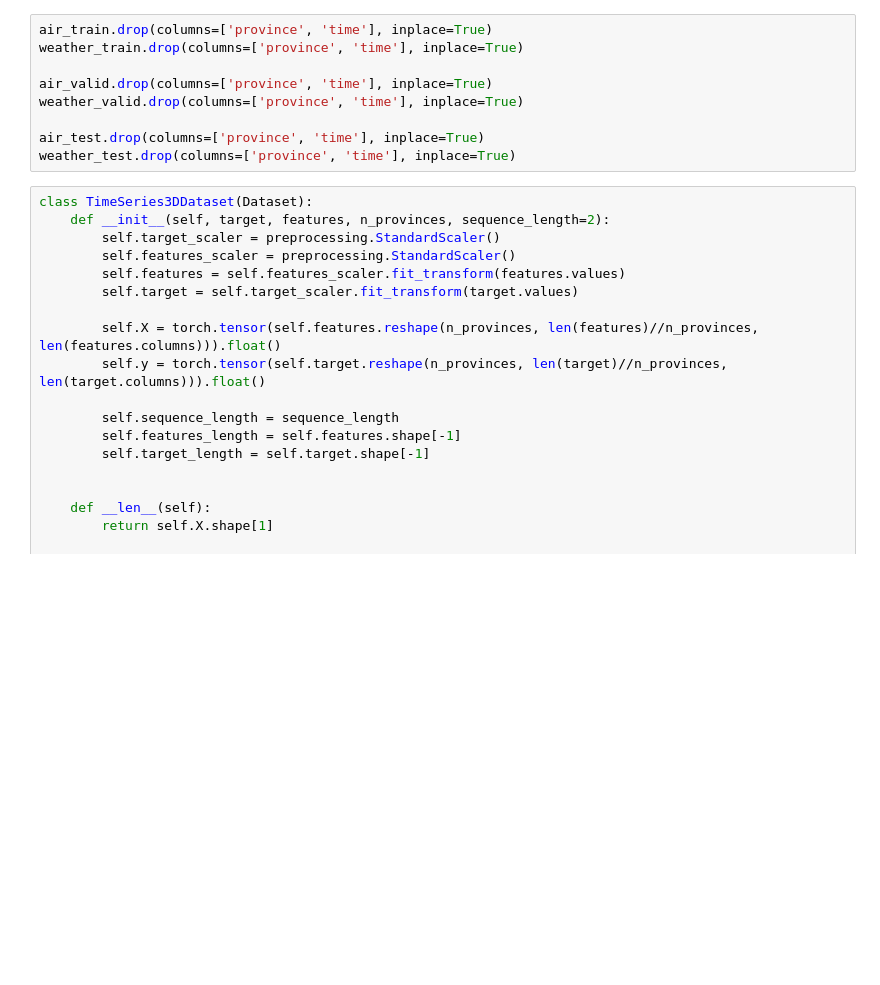
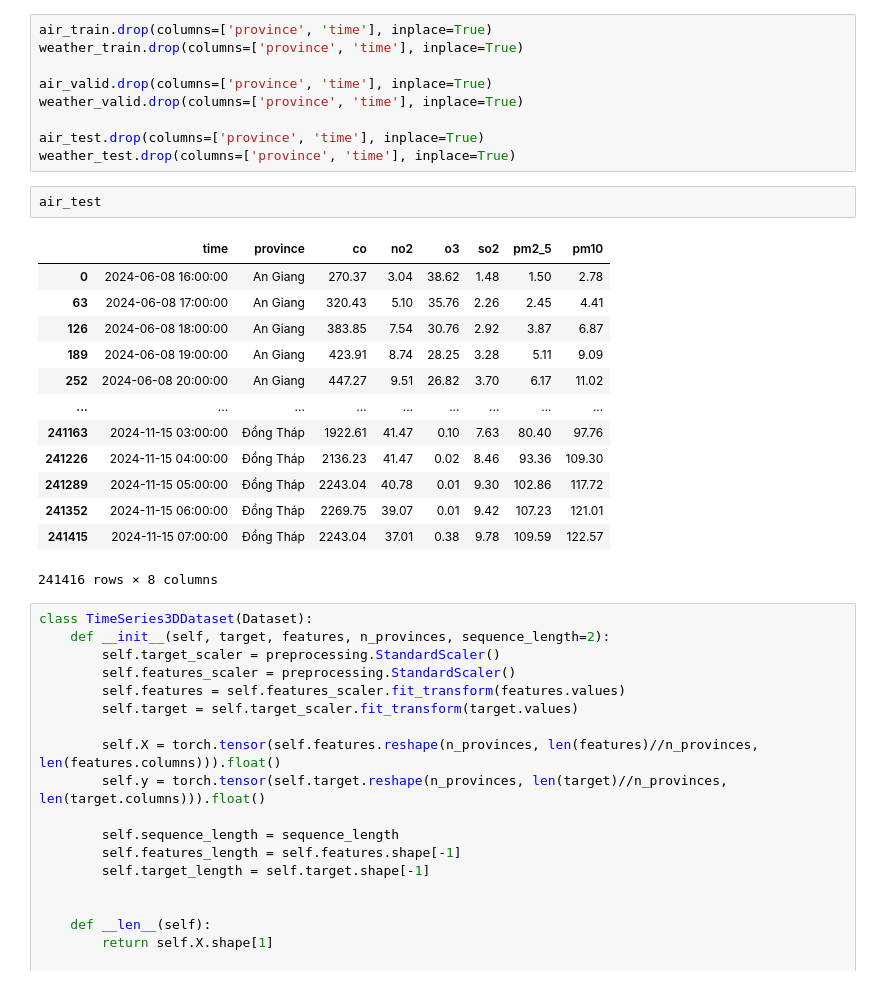
Before and after one commit to lucasnguyen2k4/ds_project, a Jupyter notebook: conv_lstm.ipynb, the cells around one changed output. Cells and saved outputs as stored; diff of their text form; blank space fills up the shorter version.

```diff
--- a/conv_lstm.ipynb
+++ b/conv_lstm.ipynb
@@ -241,6 +242,22 @@ weather_valid.drop(columns=['province', 'time'], inplace=True)
 
 air_test.drop(columns=['province', 'time'], inplace=True)
 weather_test.drop(columns=['province', 'time'], inplace=True)
+# %%
+air_test
+# %% [output]
+|  | time | province | co | no2 | o3 | so2 | pm2_5 | pm10 |
+| 0 | 2024-06-08 16:00:00 | An Giang | 270.37 | 3.04 | 38.62 | 1.48 | 1.50 | 2.78 |
+| 63 | 2024-06-08 17:00:00 | An Giang | 320.43 | 5.10 | 35.76 | 2.26 | 2.45 | 4.41 |
+| 126 | 2024-06-08 18:00:00 | An Giang | 383.85 | 7.54 | 30.76 | 2.92 | 3.87 | 6.87 |
+| 189 | 2024-06-08 19:00:00 | An Giang | 423.91 | 8.74 | 28.25 | 3.28 | 5.11 | 9.09 |
+| 252 | 2024-06-08 20:00:00 | An Giang | 447.27 | 9.51 | 26.82 | 3.70 | 6.17 | 11.02 |
+| ... | ... | ... | ... | ... | ... | ... | ... | ... |
+| 241163 | 2024-11-15 03:00:00 | Đồng Tháp | 1922.61 | 41.47 | 0.10 | 7.63 | 80.40 | 97.76 |
+| 241226 | 2024-11-15 04:00:00 | Đồng Tháp | 2136.23 | 41.47 | 0.02 | 8.46 | 93.36 | 109.30 |
+| 241289 | 2024-11-15 05:00:00 | Đồng Tháp | 2243.04 | 40.78 | 0.01 | 9.30 | 102.86 | 117.72 |
+| 241352 | 2024-11-15 06:00:00 | Đồng Tháp | 2269.75 | 39.07 | 0.01 | 9.42 | 107.23 | 121.01 |
+| 241415 | 2024-11-15 07:00:00 | Đồng Tháp | 2243.04 | 37.01 | 0.38 | 9.78 | 109.59 | 122.57 |
+241416 rows × 8 columns
 # %%
 class TimeSeries3DDataset(Dataset):
     def __init__(self, target, features, n_provinces, sequence_length=2):
```
Also changed, not shown: parts of 8 cells of this notebook.
